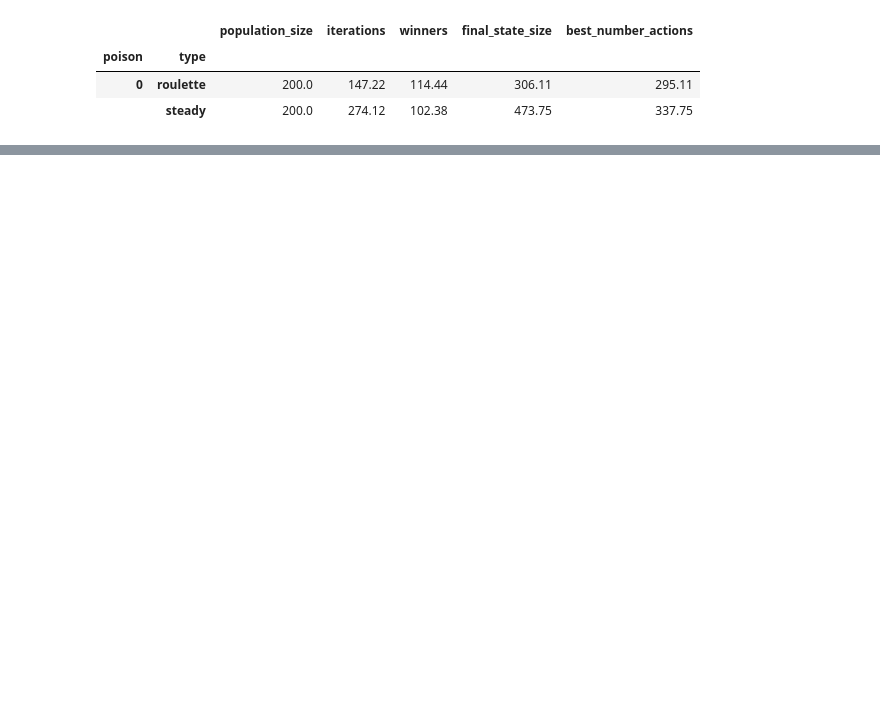
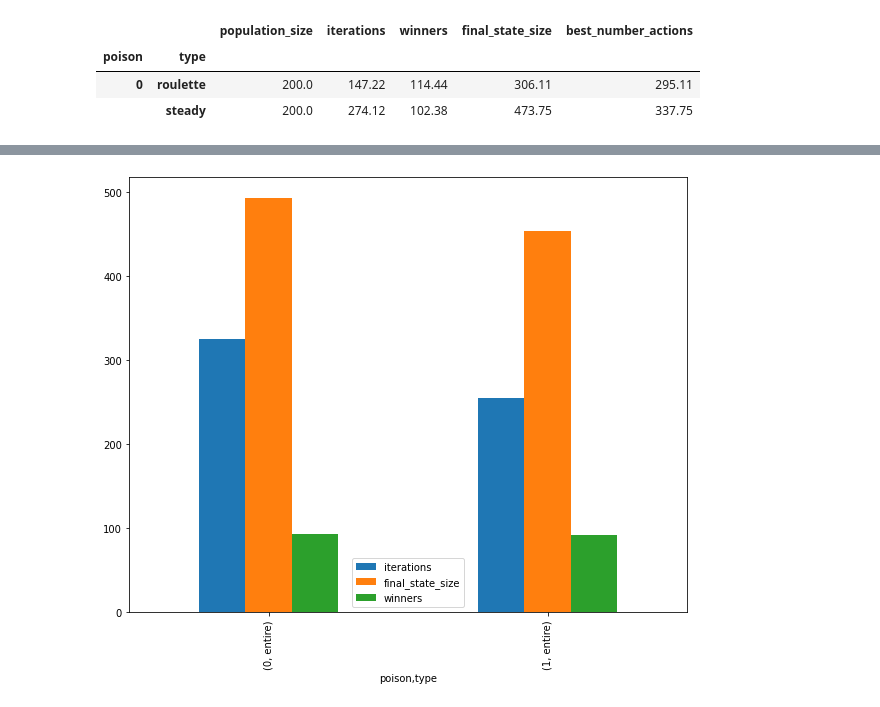
Before and after one commit to carolineap/hardest-pygame-ever, a Jupyter notebook: whg.ipynb, the cells around one changed output, grey strips where cells are left out. Drawn from its saved outputs; the diff is of its cells as text; code cells hidden in the pictures; blank space fills up the shorter version.

```diff
--- a/whg.ipynb
+++ b/whg.ipynb
@@ -274,0 +332,7 @@ plt.show()
+# %%
+df_entire_poison = df.loc[df['type'] == 'entire']
+df_entire_poison = df_entire_poison.groupby(["poison", "type"]).mean().round(2)
+df_entire_poison.plot(y=["iterations", "final_state_size", "winners"], kind="bar",figsize=(10,8))
+plt.show()
+# %% [output]
+[figure, added]
```
Also changed, not shown: parts of 29 cells of this notebook, 4 other files.
